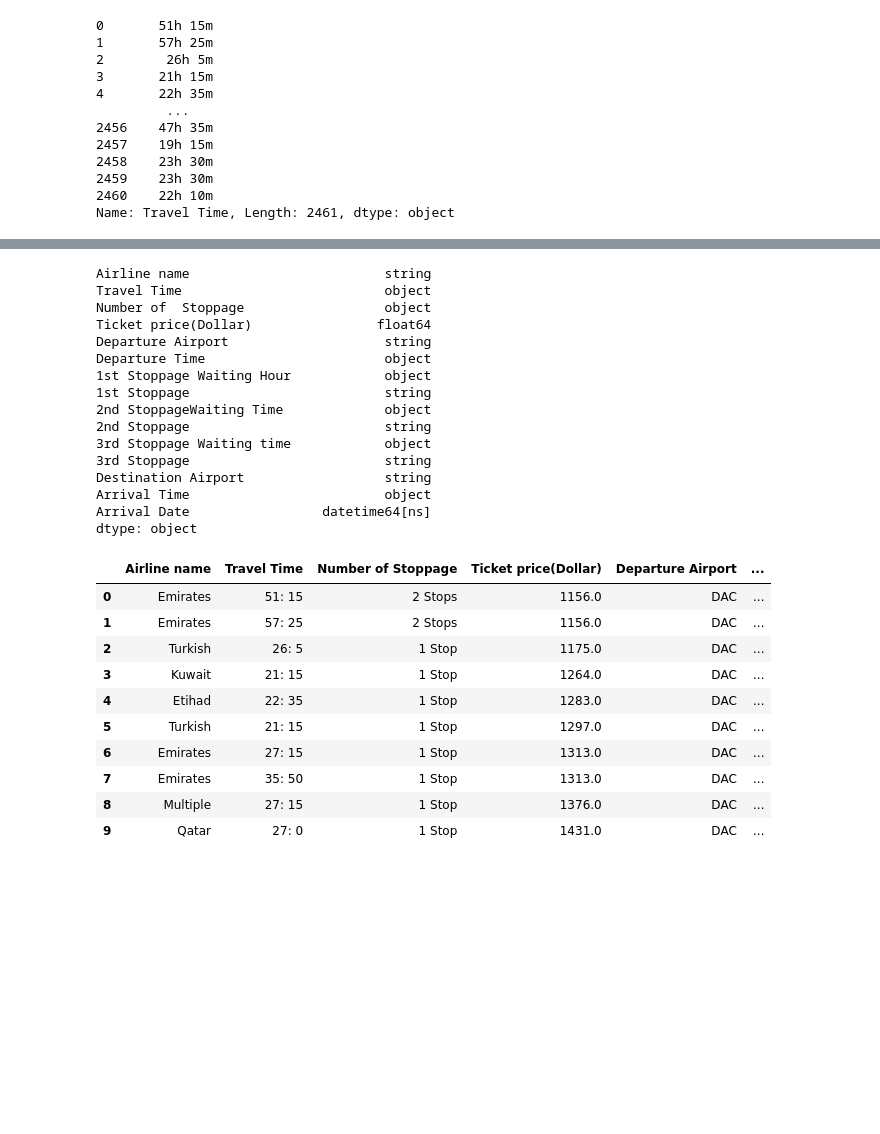
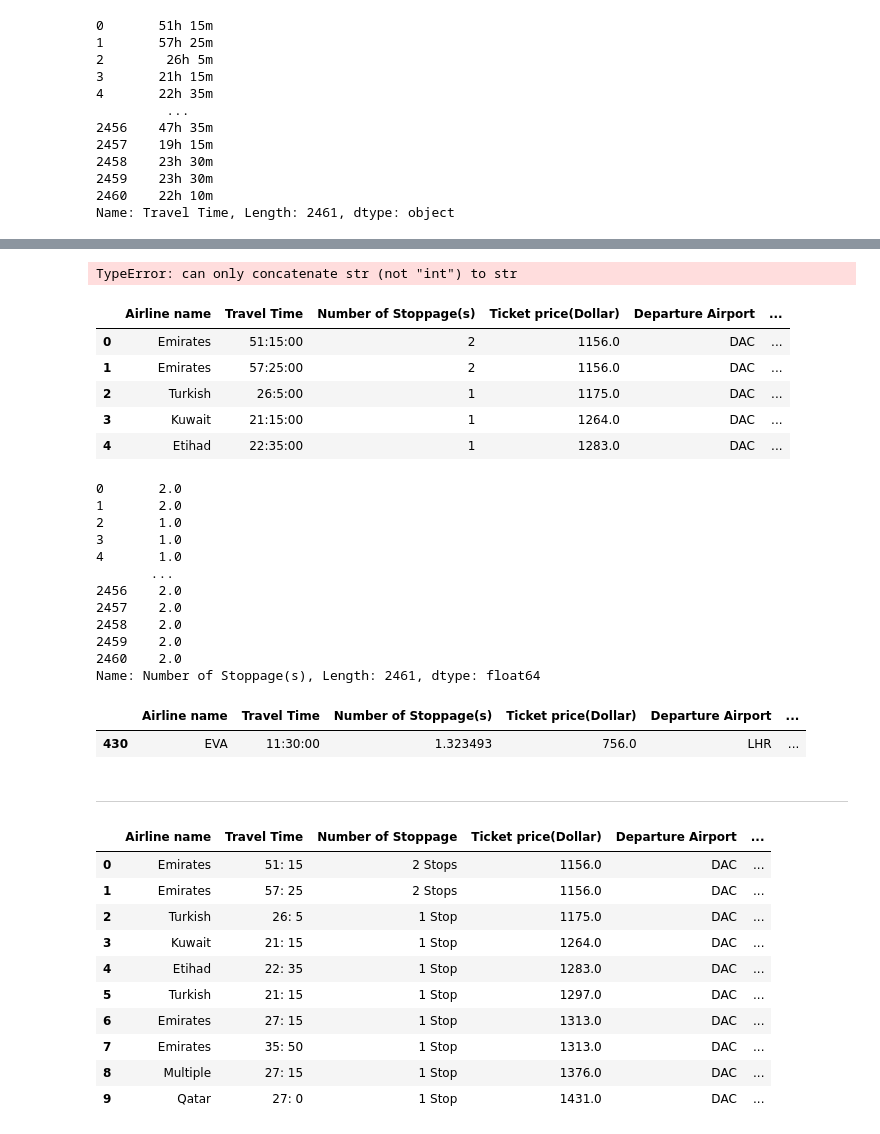
Before and after one commit to natalieheng/Project-2-Airline-Flight-Fares, a Jupyter notebook: Data Cleaning for Project 2.ipynb, the cells around one changed output, grey strips where cells are left out. Drawn from its saved outputs; the diff is of its cells as text; code cells hidden in the pictures; blank space fills up the shorter version.

```diff
--- a/Data Cleaning for Project 2.ipynb
+++ b/Data Cleaning for Project 2.ipynb
@@ -243,19 +241,18 @@ flight
 # %%
-flight.dtypes
+#mean_time = np.mean(flight['Travel Time'])
 # %% [output]
-Airline name                         string
-Travel Time                          object
-Number of  Stoppage                  object
-Ticket price(Dollar)                float64
-Departure Airport                    string
-Departure Time                       object
-1st Stoppage Waiting Hour            object
-1st Stoppage                         string
-2nd StoppageWaiting Time             object
-2nd Stoppage                         string
-3rd Stoppage Waiting time            object
-3rd Stoppage                         string
-Destination Airport                  string
-Arrival Time                         object
-Arrival Date                 datetime64[ns]
-dtype: object
+TypeError: can only concatenate str (not "int") to str
+# %%
+#removing the word 'stop' from number of stoppage
+#flight['Number of Stoppage(s)'] = flight['Number of Stoppage(s)'].str.replace('Stops', '')
+flight['Number of Stoppage(s)'] = flight['Number of Stoppage(s)'].str.replace('Stop', '')
+flight['Number of Stoppage(s)'] = flight['Number of Stoppage(s)'].str.replace('s', '')
+# %%
+flight.head(5)
+# %% [output]
+|  | Airline name | Travel Time | Number of Stoppage(s) | Ticket price(Dollar) | Departure Airport | ... |
+| 0 | Emirates | 51:15:00 | 2 | 1156.0 | DAC | ... |
+| 1 | Emirates | 57:25:00 | 2 | 1156.0 | DAC | ... |
+| 2 | Turkish | 26:5:00 | 1 | 1175.0 | DAC | ... |
+| 3 | Kuwait | 21:15:00 | 1 | 1264.0 | DAC | ... |
+| 4 | Etihad | 22:35:00 | 1 | 1283.0 | DAC | ... |
@@ -262,3 +266,29 @@ dtype: object
+# %%
+mean_stop = np.mean(flight['Number of Stoppage(s)'])
+flight['Number of Stoppage(s)'] = flight['Number of Stoppage(s)'].fillna(mean_stop)
+flight['Number of Stoppage(s)'].round()
+# %% [output]
+0       2.0
+1       2.0
+2       1.0
+3       1.0
+4       1.0
+       ...
+2456    2.0
+2457    2.0
+2458    2.0
+2459    2.0
+2460    2.0
+Name: Number of Stoppage(s), Length: 2461, dtype: float64
+# %%
+#flight.iloc[]
+
+flight.iloc[430:431]
+# %% [output]
+|  | Airline name | Travel Time | Number of Stoppage(s) | Ticket price(Dollar) | Departure Airport | ... |
+| 430 | EVA | 11:30:00 | 1.323493 | 756.0 | LHR | ... |
+# %% [markdown]
+----------------------------------------------------------------------------------------------------------------------
 # %%
 #removing the h and m from the text in travel time column
 flight['Travel Time'] = flight['Travel Time'].str.replace('h', ':')
```
Also changed, not shown: parts of 17 cells of this notebook.
